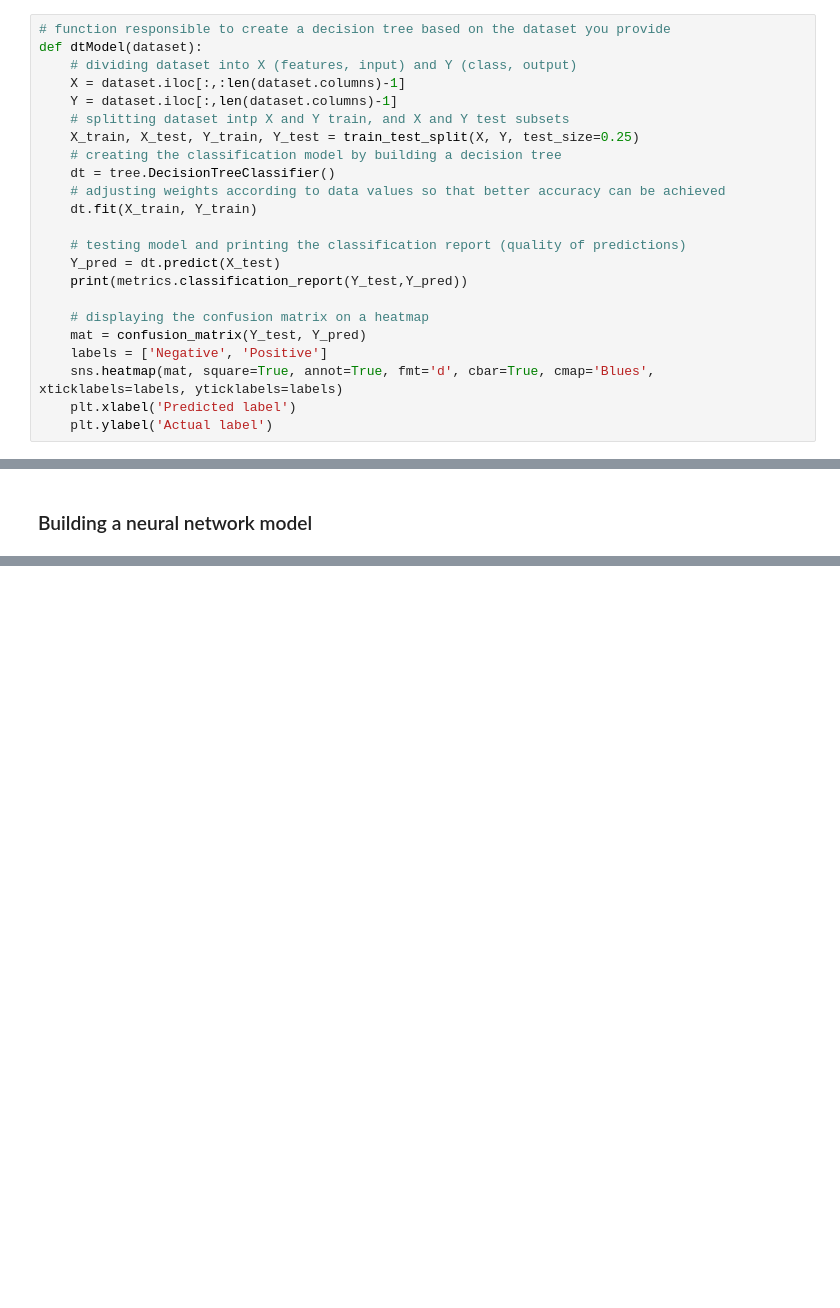
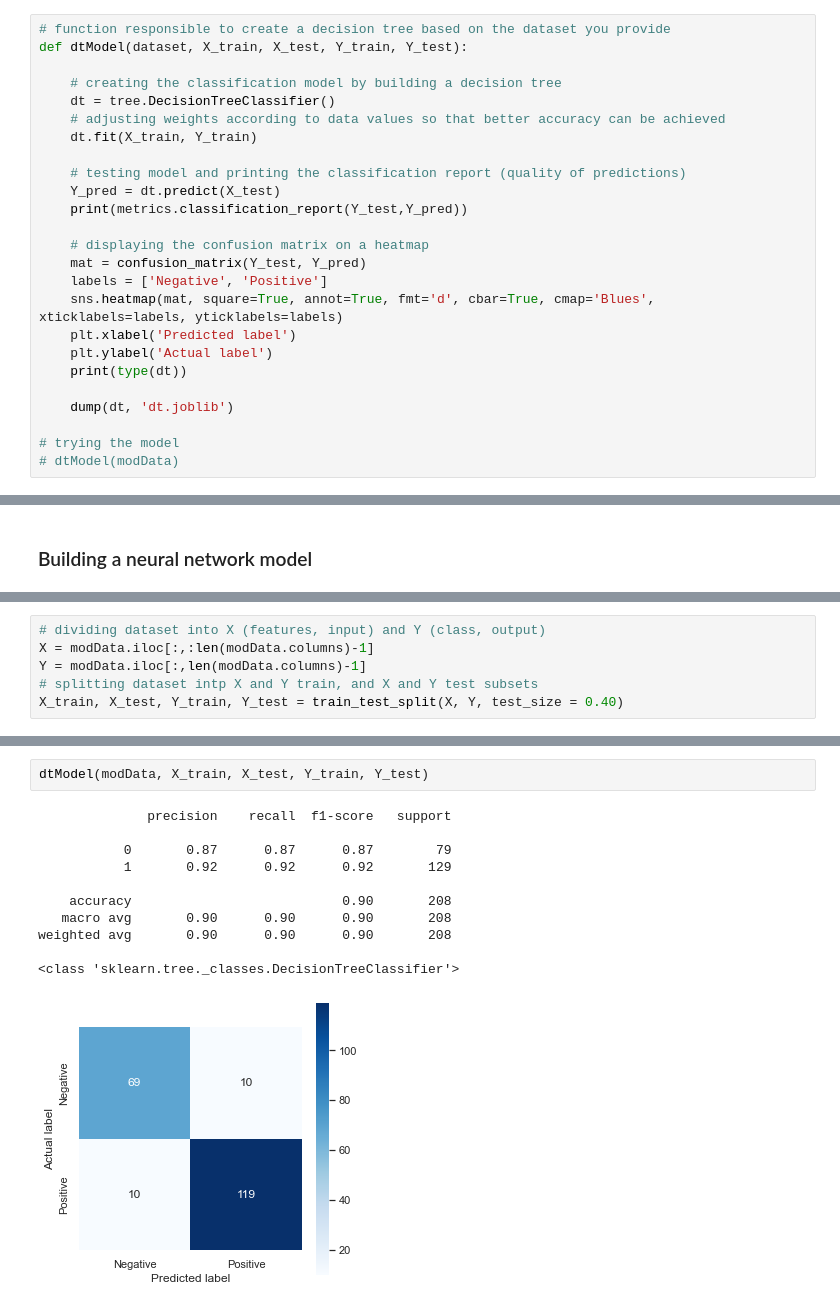
Before and after one commit to LaithSharia/Early-stage-diabetes-risk-prediction, a Jupyter notebook: Early stage diabetes risk prediction.ipynb, the cells around one changed output, grey strips where cells are left out. Saved outputs shown, nothing was run; the diff lists cells and outputs as text; blank space fills up the shorter version.

```diff
--- a/Early stage diabetes risk prediction.ipynb
+++ b/Early stage diabetes risk prediction.ipynb
@@ -187,11 +229,7 @@ plt.show()
 # %%
 # function responsible to create a decision tree based on the dataset you provide
-def dtModel(dataset):
-    # dividing dataset into X (features, input) and Y (class, output)
-    X = dataset.iloc[:,:len(dataset.columns)-1]
-    Y = dataset.iloc[:,len(dataset.columns)-1]
-    # splitting dataset intp X and Y train, and X and Y test subsets
-    X_train, X_test, Y_train, Y_test = train_test_split(X, Y, test_size=0.25)
+def dtModel(dataset, X_train, X_test, Y_train, Y_test):
+
     # creating the classification model by building a decision tree
     dt = tree.DecisionTreeClassifier()
     # adjusting weights according to data values so that better accuracy can be achieved
@@ -207,3 +245,9 @@ def dtModel(dataset):
     sns.heatmap(mat, square=True, annot=True, fmt='d', cbar=True, cmap='Blues', xticklabels=labels, yticklabels=labels)
     plt.xlabel('Predicted label')
     plt.ylabel('Actual label')
+    print(type(dt))
+
+    dump(dt, 'dt.joblib')
+
+# trying the model
+# dtModel(modData)
@@ -356,0 +354,6 @@ Epoch 100/100
+# %%
+# dividing dataset into X (features, input) and Y (class, output)
+X = modData.iloc[:,:len(modData.columns)-1]
+Y = modData.iloc[:,len(modData.columns)-1]
+# splitting dataset intp X and Y train, and X and Y test subsets
+X_train, X_test, Y_train, Y_test = train_test_split(X, Y, test_size = 0.40)
@@ -356,0 +362,14 @@ Epoch 100/100
+# %%
+dtModel(modData, X_train, X_test, Y_train, Y_test)
+# %% [output]
+              precision    recall  f1-score   support
+
+           0       0.87      0.87      0.87        79
+           1       0.92      0.92      0.92       129
+
+    accuracy                           0.90       208
+   macro avg       0.90      0.90      0.90       208
+weighted avg       0.90      0.90      0.90       208
+
+<class 'sklearn.tree._classes.DecisionTreeClassifier'>
+[figure, added]
```
Also changed, not shown: parts of 21 cells of this notebook.
